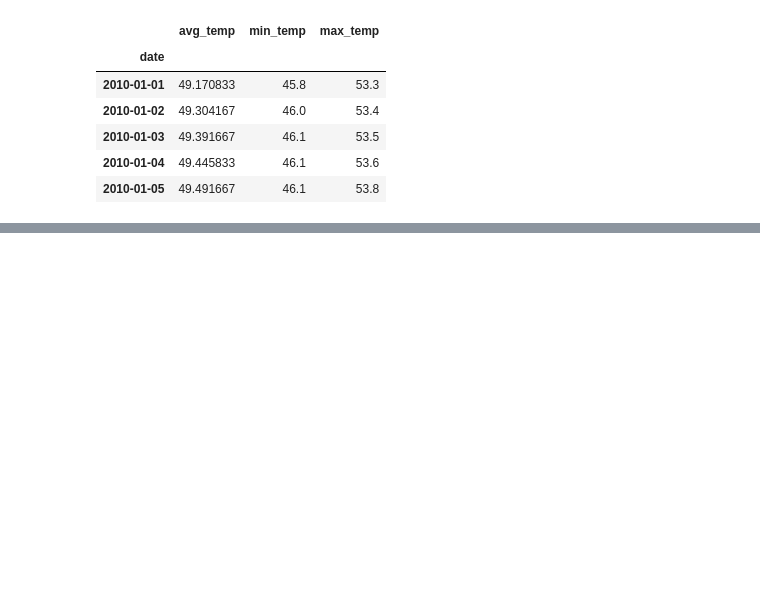
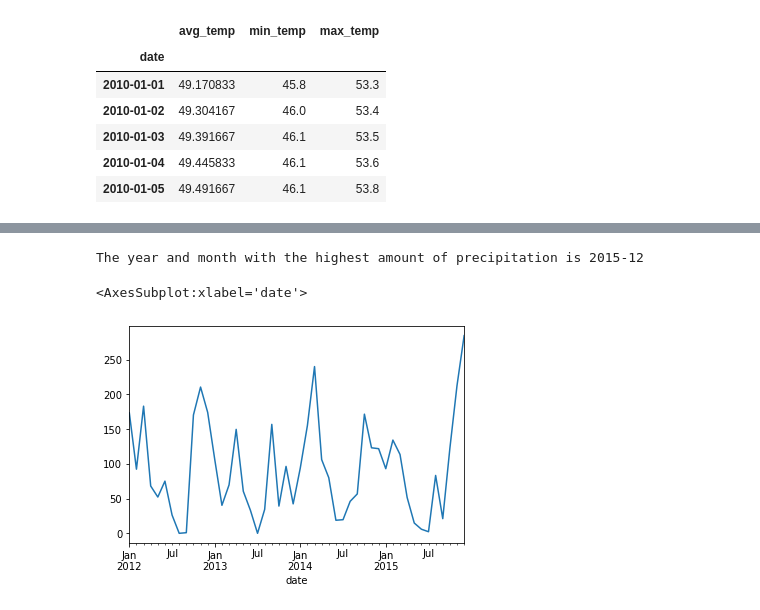
Before and after one commit to craigcalzado/time-series-exercises, a Jupyter notebook: working_with_timeseries.ipynb, the cells around one changed output, grey strips where cells are left out. Saved outputs shown, nothing was run; the diff lists cells and outputs as text; code cells hidden in the pictures; blank space fills up the shorter version.

```diff
--- a/working_with_timeseries.ipynb
+++ b/working_with_timeseries.ipynb
@@ -145,0 +115,3 @@ df_day_min_max.plot()
+# %%
+df = data.seattle_weather()
+df
@@ -145,0 +132,12 @@ df_day_min_max.plot()
+# %%
+# Which year and month combination has the highest amount of precipitation?
+# print the year and month with the highest amount of precipitation
+print('The year and month with the highest amount of precipitation is', df.set_index('date').resample('M').sum().precipitation.idxmax().to_period('M'))
+# %% [output]
+The year and month with the highest amount of precipitation is 2015-12
+# %%
+# Visualize the amount of monthly precipitation over time.
+df.set_index('date').resample('M').sum().precipitation.plot()
+# %% [output]
+<AxesSubplot:xlabel='date'>
+[figure, added]
```
Also changed, not shown: parts of 18 cells of this notebook.
